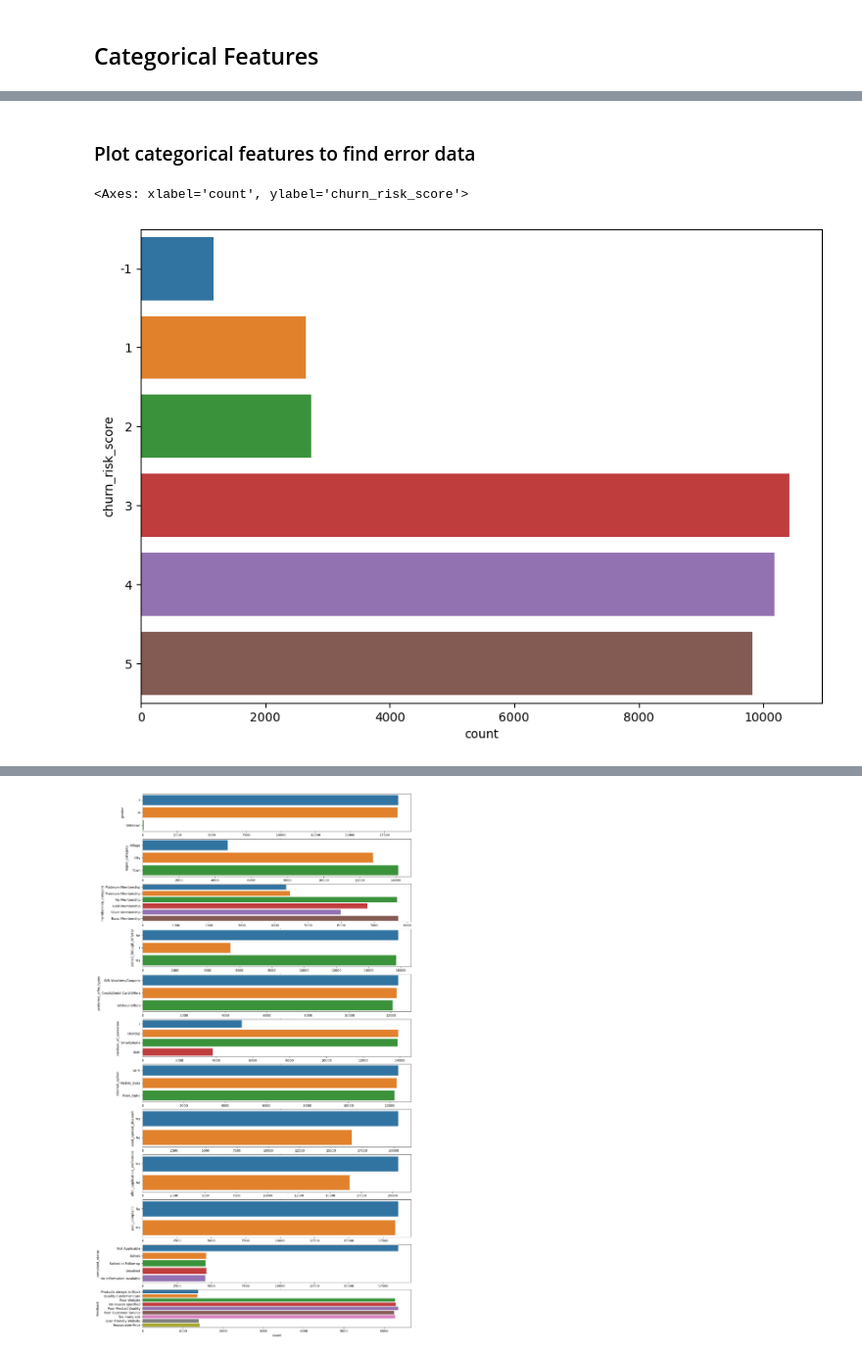
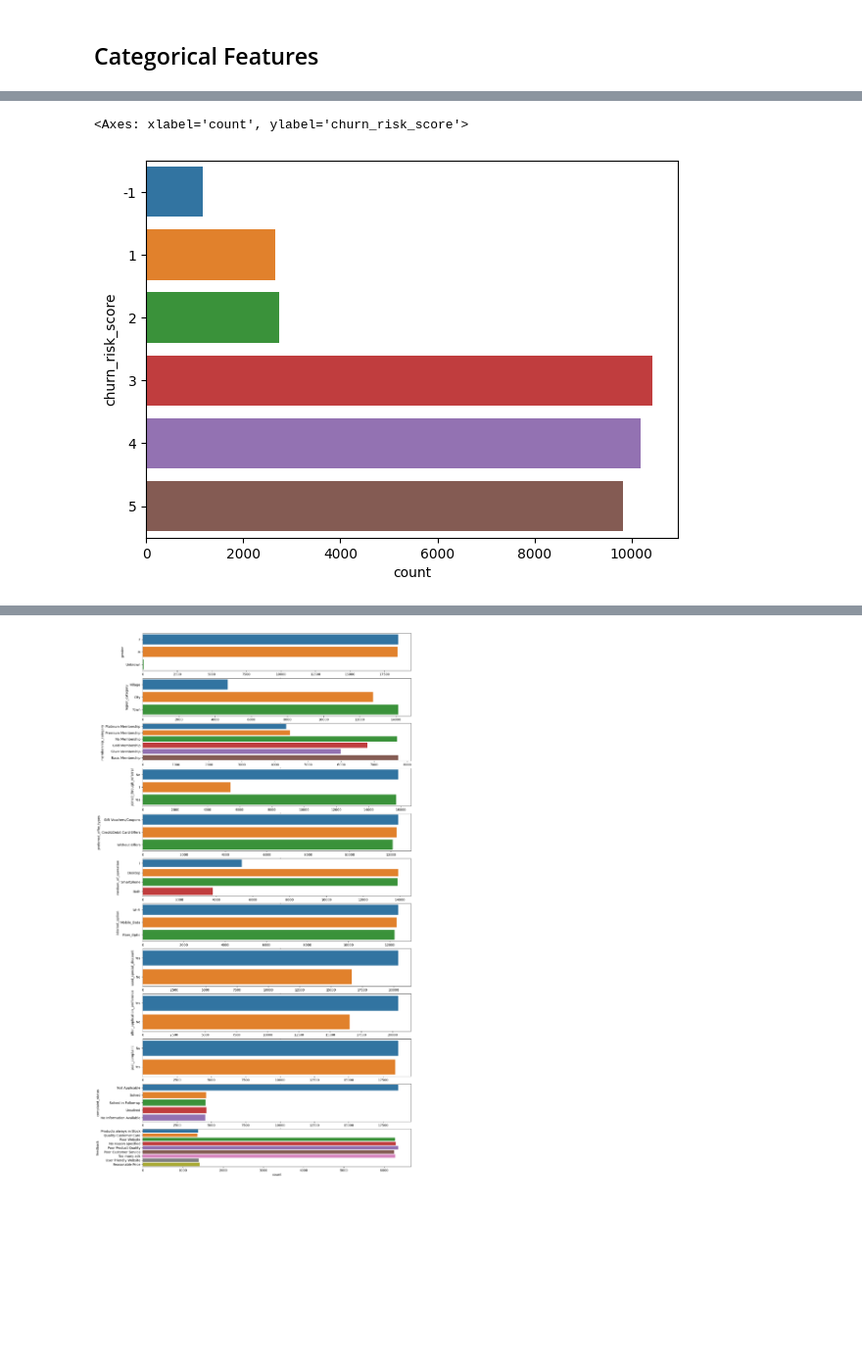
Before and after one commit to HuynhVietDung/churn-rate-prediction, a Jupyter notebook: prediction.ipynb, the cells around one changed output, grey strips where cells are left out. Shown at 98% size. Saved outputs shown, nothing was run; the diff lists cells and outputs as text; code cells hidden in the pictures; blank space fills up the shorter version.

```diff
--- a/prediction.ipynb
+++ b/prediction.ipynb
@@ -115,9 +168,7 @@ for column_name in cat_col:
-# %% [markdown]
-### Plot categorical features to find error data
 # %%
 ### Target column
-plt.figure(figsize = (10,7))
+plt.figure(figsize = (7,5))
 sns.countplot(y = 'churn_risk_score'  , data = df)
 # %% [output]
 <Axes: xlabel='count', ylabel='churn_risk_score'>
-[figure, old version]
+[figure, new version]
```
Also changed, not shown: parts of 82 cells of this notebook.
